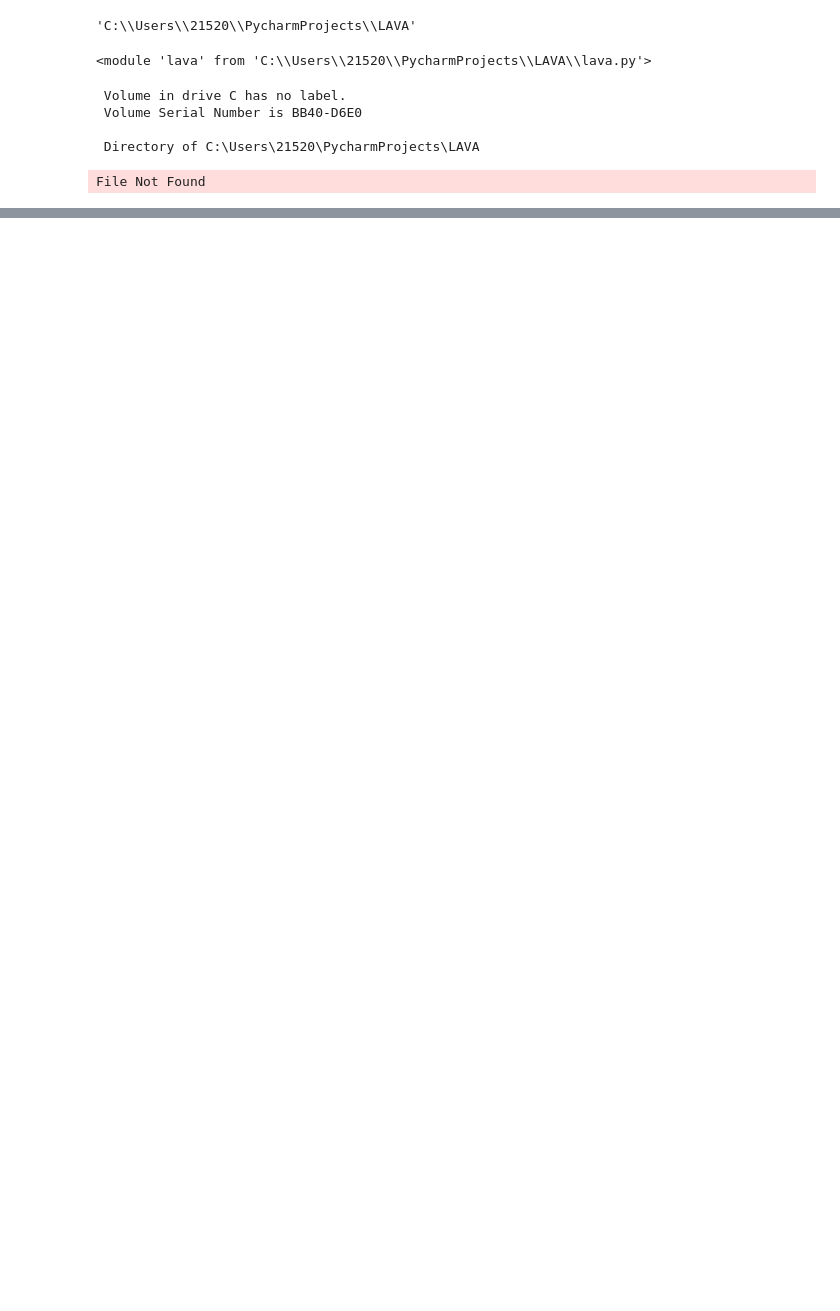
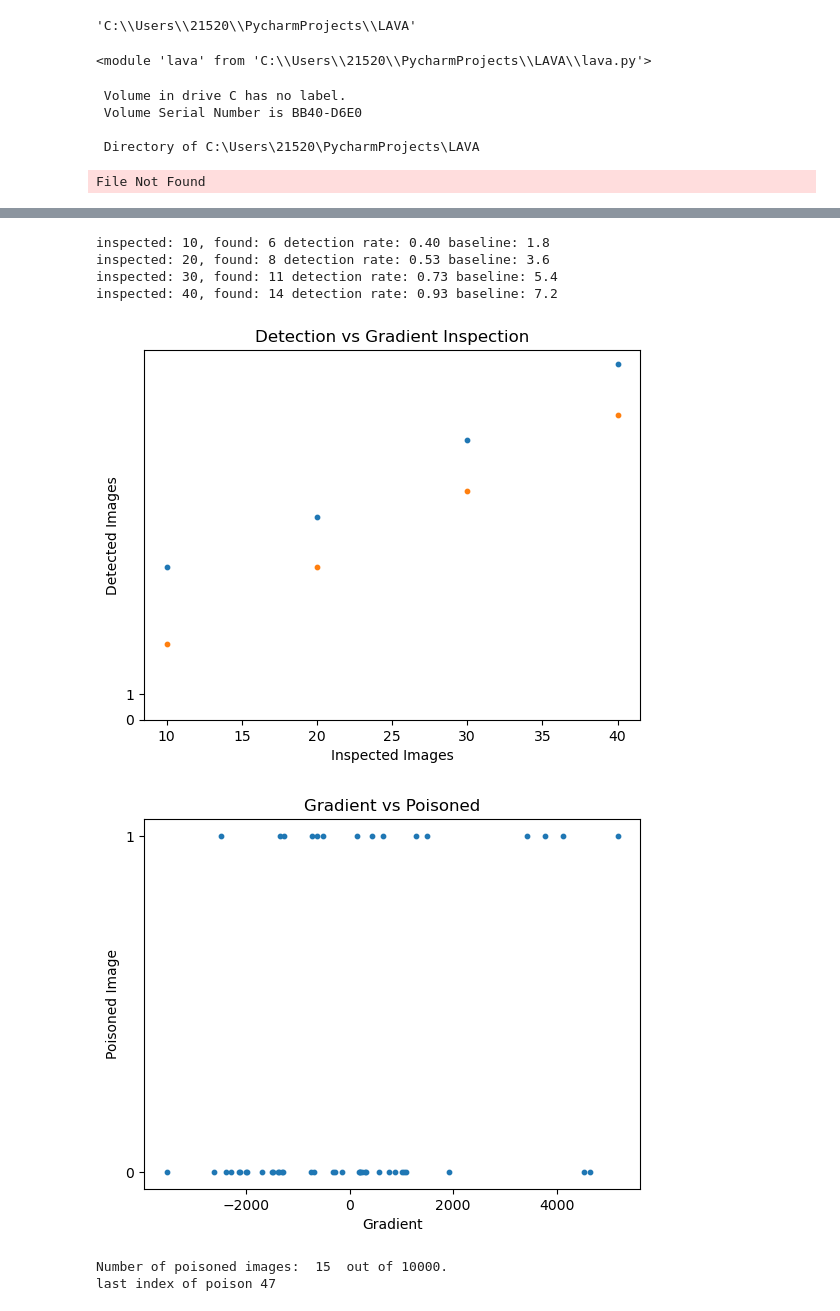
Before and after one commit to reds-lab/LAVA, a Jupyter notebook: inference_np.ipynb, the cells around one changed output, grey strips where cells are left out. Saved outputs shown, nothing was run; the diff lists cells and outputs as text; code cells hidden in the pictures; blank space fills up the shorter version.

```diff
--- a/inference_np.ipynb
+++ b/inference_np.ipynb
@@ -163,0 +869,4 @@ def evaluate_model(model, test_loader):
+# %%
+with torch.no_grad():
+    loss.debias = False
+    loss.potentials = True
@@ -163,0 +877,2 @@ def evaluate_model(model, test_loader):
+# %%
+F_i, G_j = loss(Z1, Z2)
@@ -163,0 +897,5 @@ def evaluate_model(model, test_loader):
+# %%
+π = [F_i, G_j]
+dual_sol = π
+for i in range(len(dual_sol)):
+    dual_sol[i] = dual_sol[i].to('cpu')
@@ -163,0 +904,15 @@ def evaluate_model(model, test_loader):
+# %%
+train_indices = get_indices(loaders['train'])
+trained_with_flag = train_with_corrupt_flag(loaders['train'], shuffle_ind, train_indices)
+# %%
+%matplotlib inline
+calibrated_gradient = lava.compute_values_and_visualize(dual_sol, trained_with_flag, training_size, portion)
+# %% [output]
+inspected: 10, found: 6 detection rate: 0.40 baseline: 1.8
+inspected: 20, found: 8 detection rate: 0.53 baseline: 3.6
+inspected: 30, found: 11 detection rate: 0.73 baseline: 5.4
+inspected: 40, found: 14 detection rate: 0.93 baseline: 7.2
+[figure, added]
+[figure, added]
+Number of poisoned images:  15  out of 10000.
+last index of poison 47
```
Also changed, not shown: parts of 105 cells of this notebook, 7 other files.
